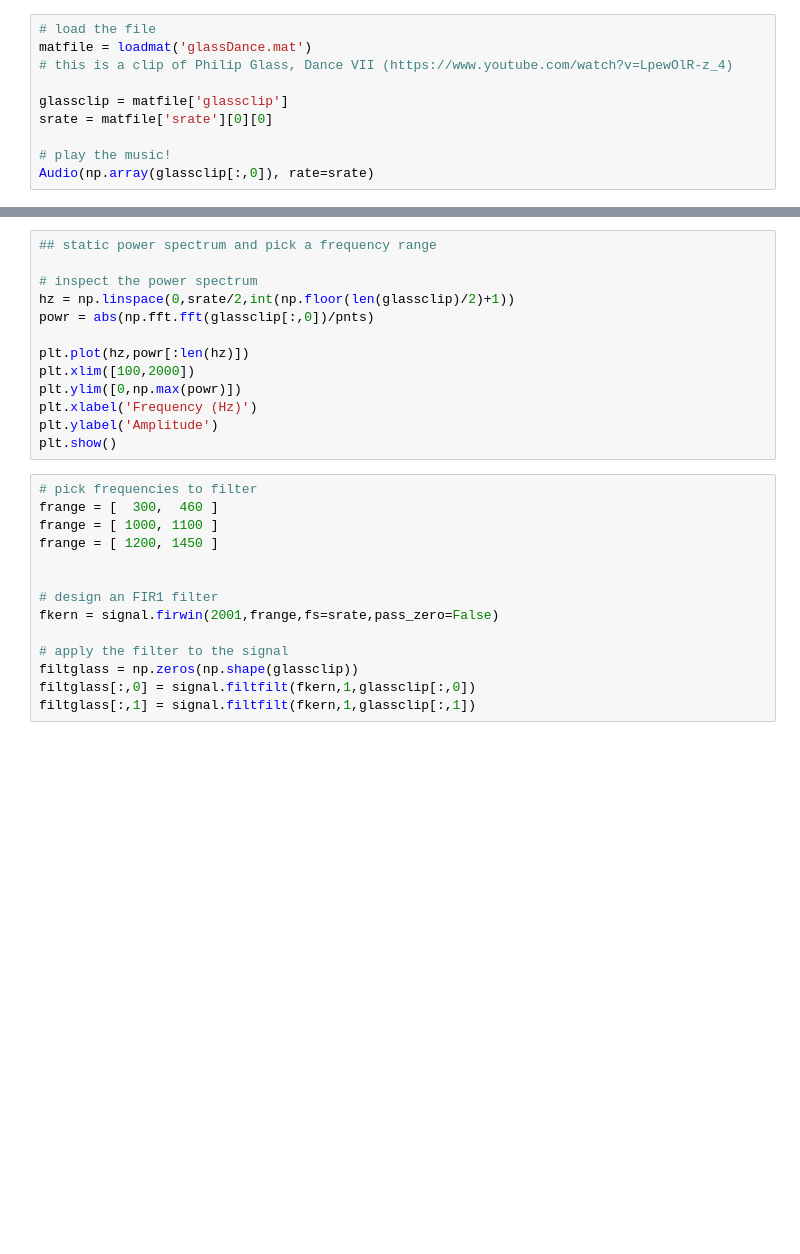
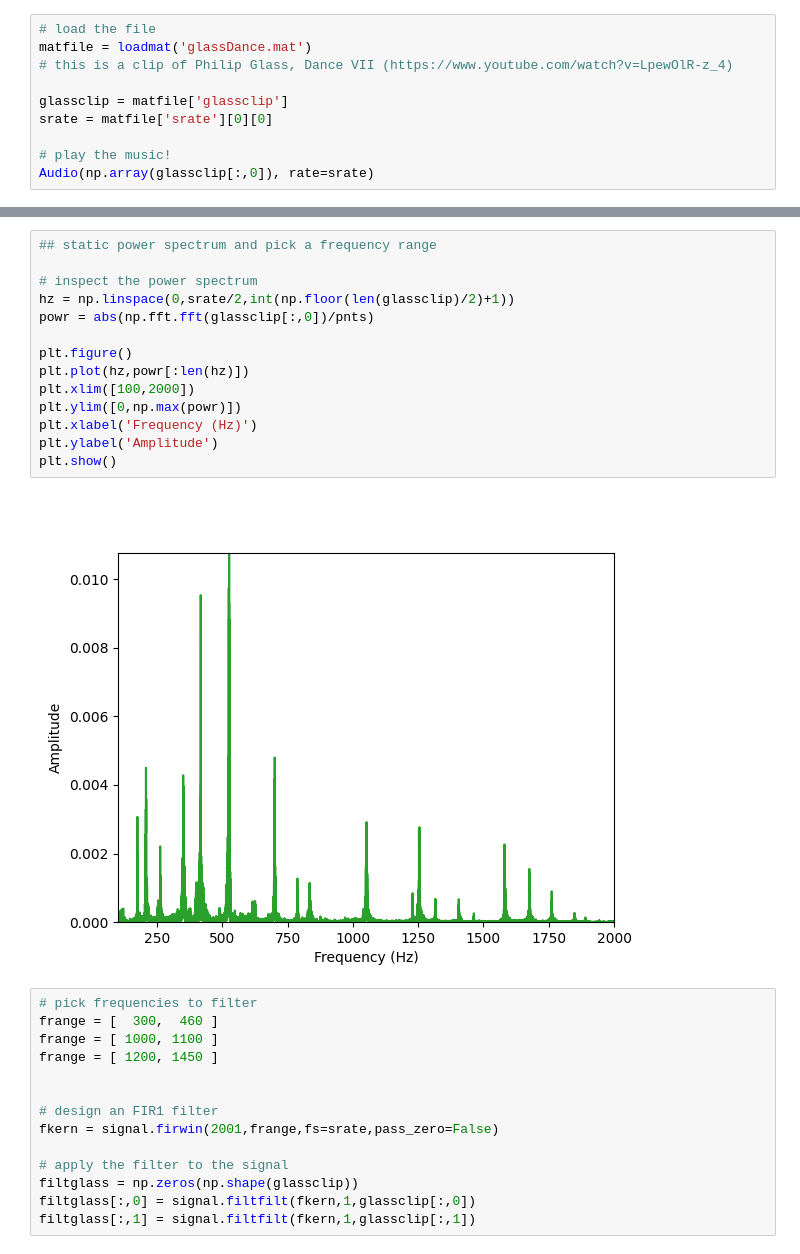
Before and after one commit to bel8z/signal-processing-course, a Jupyter notebook: quickwin/sigprocMXC_filterGlass.ipynb, the cells around one changed output, grey strips where cells are left out. Saved outputs shown, nothing was run; the diff lists cells and outputs as text; blank space fills up the shorter version.

```diff
--- a/quickwin/sigprocMXC_filterGlass.ipynb
+++ b/quickwin/sigprocMXC_filterGlass.ipynb
@@ -27,16 +33,19 @@ plt.show()
 # %%
 ## static power spectrum and pick a frequency range
 
 # inspect the power spectrum
 hz = np.linspace(0,srate/2,int(np.floor(len(glassclip)/2)+1))
 powr = abs(np.fft.fft(glassclip[:,0])/pnts)
 
+plt.figure()
 plt.plot(hz,powr[:len(hz)])
 plt.xlim([100,2000])
 plt.ylim([0,np.max(powr)])
 plt.xlabel('Frequency (Hz)')
 plt.ylabel('Amplitude')
 plt.show()
+# %% [output]
+[figure, added]
 # %%
 # pick frequencies to filter
 frange = [  300,  460 ]
```
Also changed, not shown: parts of 4 cells of this notebook.
